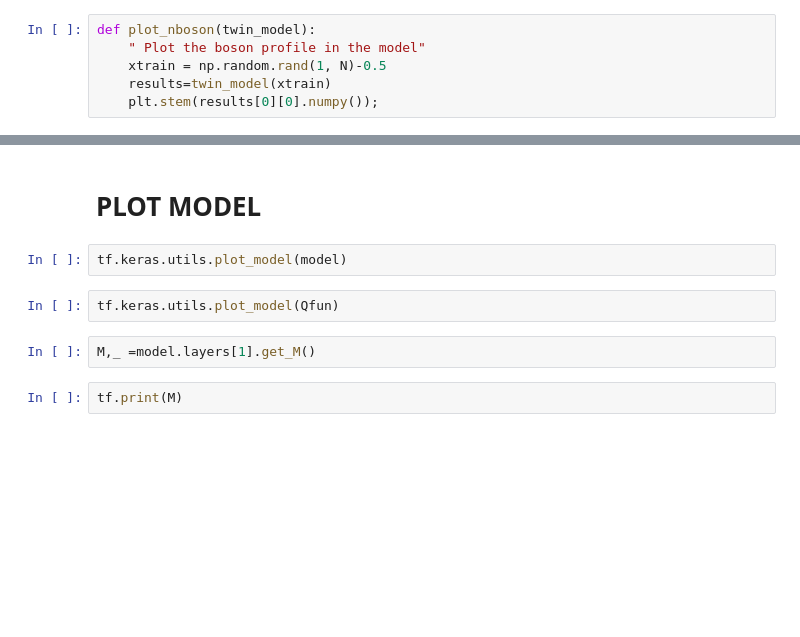
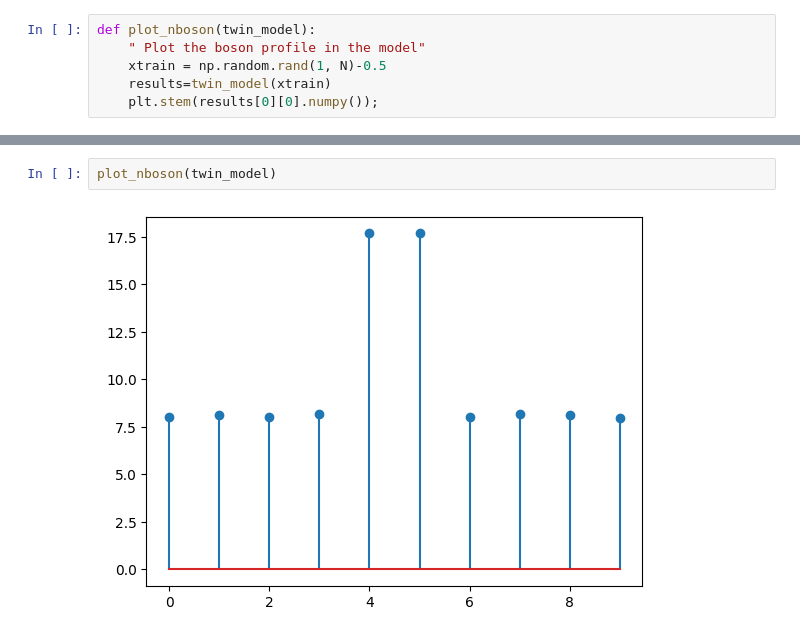
Before and after one commit to nonlinearxwaves/thqml-1.0, a Jupyter notebook: jupyternotebooks/soliton/BoseHubbardTwinNNTVersusN.ipynb, the cells around one changed output, grey strips where cells are left out. Drawn from its saved outputs; the diff is of its cells as text; blank space fills up the shorter version.

```diff
--- a/jupyternotebooks/soliton/BoseHubbardTwinNNTVersusN.ipynb
+++ b/jupyternotebooks/soliton/BoseHubbardTwinNNTVersusN.ipynb
@@ -561,10 +153,4 @@ plt.stem(out)
-# %% [markdown]
-# PLOT MODEL
-# %%
-tf.keras.utils.plot_model(model)
-# %%
-tf.keras.utils.plot_model(Qfun)
-# %%
-M,_ =model.layers[1].get_M()
-# %%
-tf.print(M)
+# %%
+plot_nboson(twin_model)
+# %% [output]
+[figure, added]
```
Also changed, not shown: parts of 84 cells of this notebook, 2 other files.
